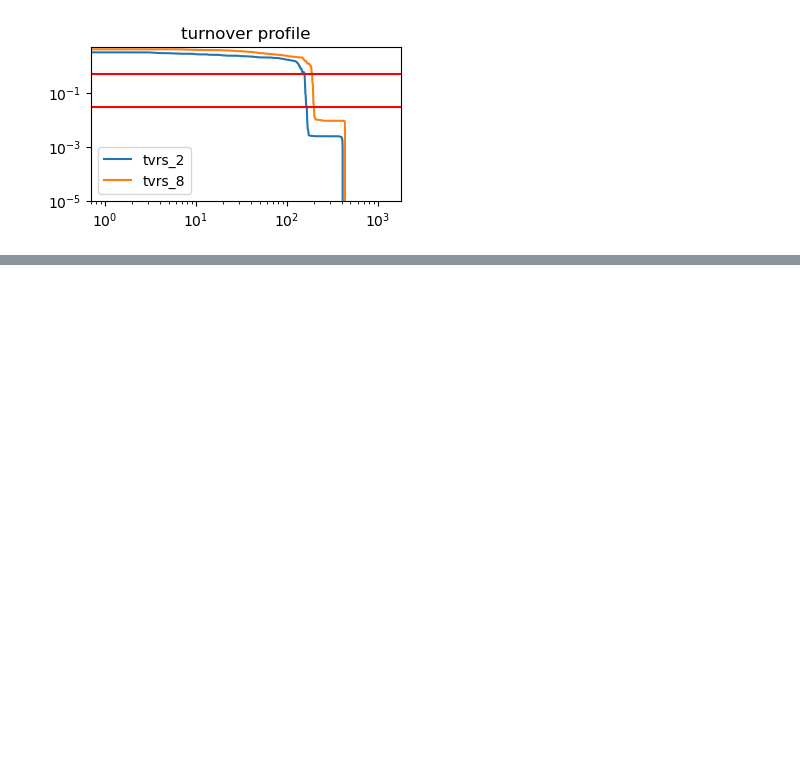
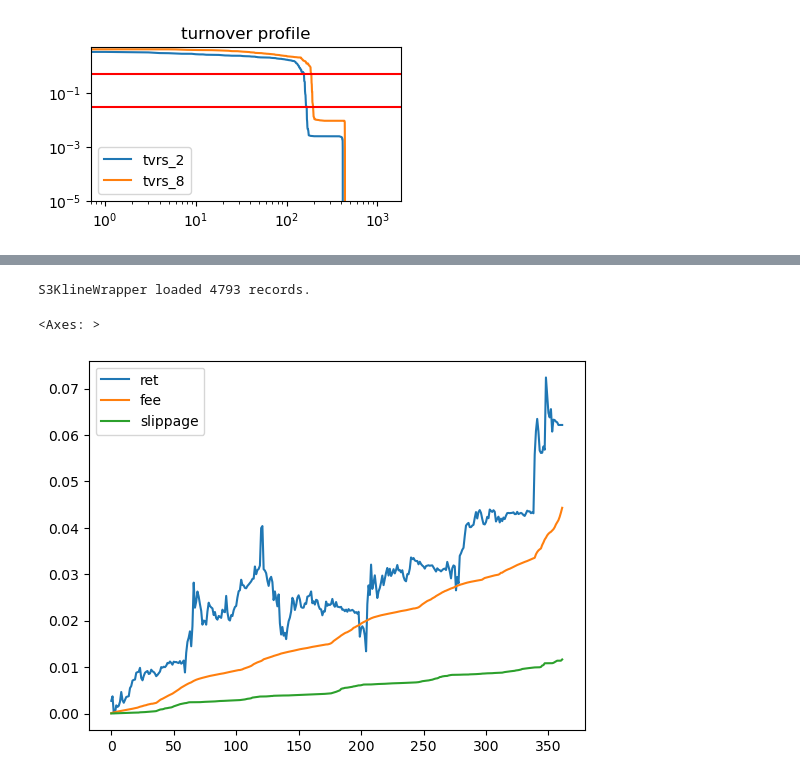
Before and after one commit to Thessal/ui, a Jupyter notebook: DEMO_BATCH.ipynb, the cells around one changed output, grey strips where cells are left out. Drawn from its saved outputs; the diff is of its cells as text; code cells hidden in the pictures; blank space fills up the shorter version.

Commit message:
chore: demo_batch : turnover
chore: execution probability is important..

feat: execution assumption - backtest.py

chore:

```diff
--- a/DEMO_BATCH.ipynb
+++ b/DEMO_BATCH.ipynb
@@ -93,0 +94,42 @@ Text(0.5, 1.0, 'Covariance')
+# %%
+from butterflow import lex, Parser, TypeChecker, Builder, Runtime
+import numpy as np
+from glob import glob
+import json
+from datetime import datetime, timedelta
+import pandas as pd
+from rhetenor import data
+from rhetenor.backtest import s3_to_df, initialize_runtime, compute, Bars, Position, CloseBacktester
+from rhetenor.stat import calculate_stat
+
+
+SILENT = True
+TIMEOUT= True
+DELAY = 1 # Use T data, Position calculated at T+1
+SIM_INTERVAL = timedelta(minutes=10)
+s3_cfgs = {"auth_config_path": "../auth/aws_rhetenor.yaml"}
+s3 = data.S3KlineWrapper(exchange_code="UN", bucket="rhetenor", **s3_cfgs)
+day_start = datetime.combine(datetime.now().date(), datetime.min.time())
+# NOTE: timestamp inconsistency around 20260119 ~ 20260126
+s3.load(datetime_from=datetime.now()-timedelta(days=10), datetime_to=day_start)
+
+# Initialize runtime
+s3_df, s3_dfs = s3_to_df(s3)
+runtime = initialize_runtime(dfs=s3_dfs, add_logret=True)
+bars = Bars(data=s3_df, interval=SIM_INTERVAL)
+# %% [output]
+S3KlineWrapper loaded 4793 records.
+# %%
+pos = sum([df["pos_zerofilled"].data * weight_function(df) for df in dfs])
+# pos = pos.rolling(20, min_periods=1).mean()
+pos = pos.ewm(halflife=50, min_periods=1).mean()
+backtester = CloseBacktester(data=bars, fee=0.14 * 0.01)
+position = Position(pos, df["pos_zerofilled"].interval)
+df_results, pos_nanfilled, pos_zerofilled, pos_actual = backtester.run(position)
+stat = calculate_stat(df_results, pos_nanfilled.data, pos_actual.data)
+df_stat = pd.DataFrame([stat[x] for x in ["returns_series",'fee_series', 'slippage_series', 'turnover_series']]).T
+# %%
+df_stat.iloc[:,:3].cumsum().reset_index(drop=True).plot()
+# %% [output]
+<Axes: >
+[figure, added]
```
Also changed, not shown: parts of 5 cells of this notebook, 2 other files.
